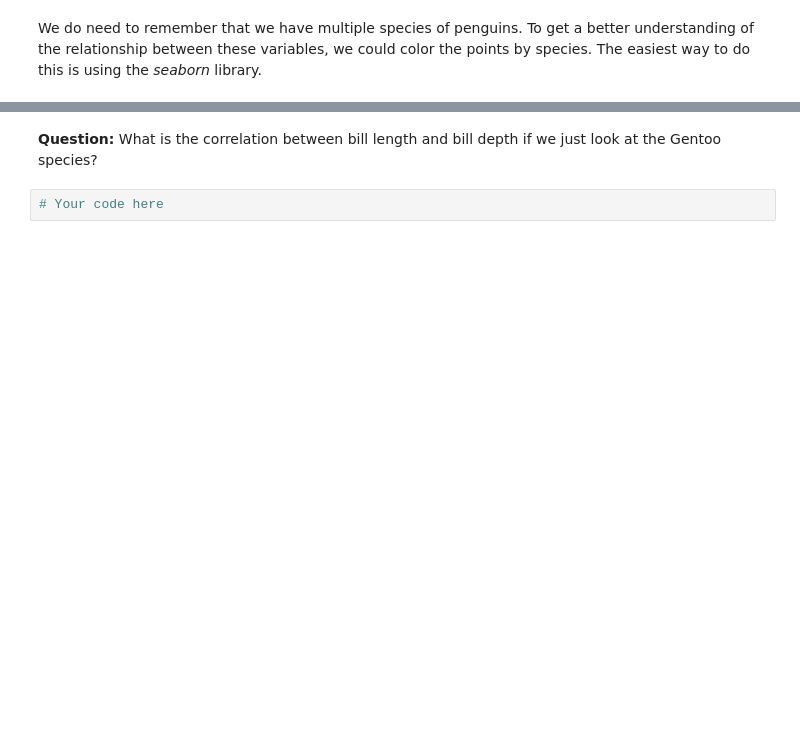
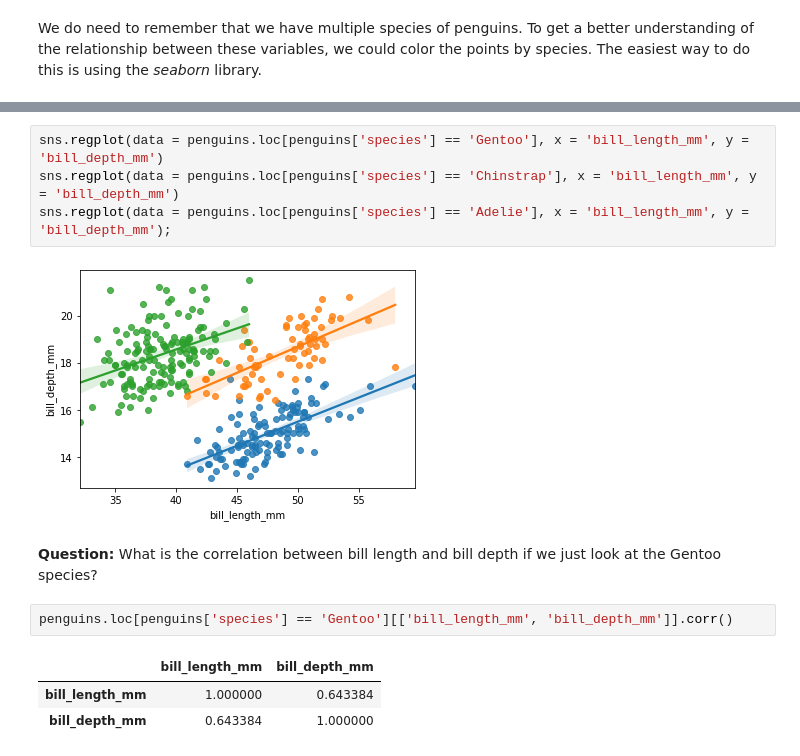
Before and after one commit to ludermln/data-science-essentials-4, a Jupyter notebook: notebooks/3_EDA.ipynb, the cells around one changed output, grey strips where cells are left out. Drawn from its saved outputs; the diff is of its cells as text; blank space fills up the shorter version.

```diff
--- a/notebooks/3_EDA.ipynb
+++ b/notebooks/3_EDA.ipynb
@@ -300,4 +351,14 @@ sns.scatterplot(data = penguins,
+# %%
+sns.regplot(data = penguins.loc[penguins['species'] == 'Gentoo'], x = 'bill_length_mm', y = 'bill_depth_mm')
+sns.regplot(data = penguins.loc[penguins['species'] == 'Chinstrap'], x = 'bill_length_mm', y = 'bill_depth_mm')
+sns.regplot(data = penguins.loc[penguins['species'] == 'Adelie'], x = 'bill_length_mm', y = 'bill_depth_mm');
+# %% [output]
+[figure, added]
 # %% [markdown]
 **Question:** What is the correlation between bill length and bill depth if we just look at the Gentoo species?
 # %%
-# Your code here
+penguins.loc[penguins['species'] == 'Gentoo'][['bill_length_mm', 'bill_depth_mm']].corr()
+# %% [output]
+|  | bill_length_mm | bill_depth_mm |
+| bill_length_mm | 1.000000 | 0.643384 |
+| bill_depth_mm | 0.643384 | 1.000000 |
```
Also changed, not shown: parts of 14 cells of this notebook.
